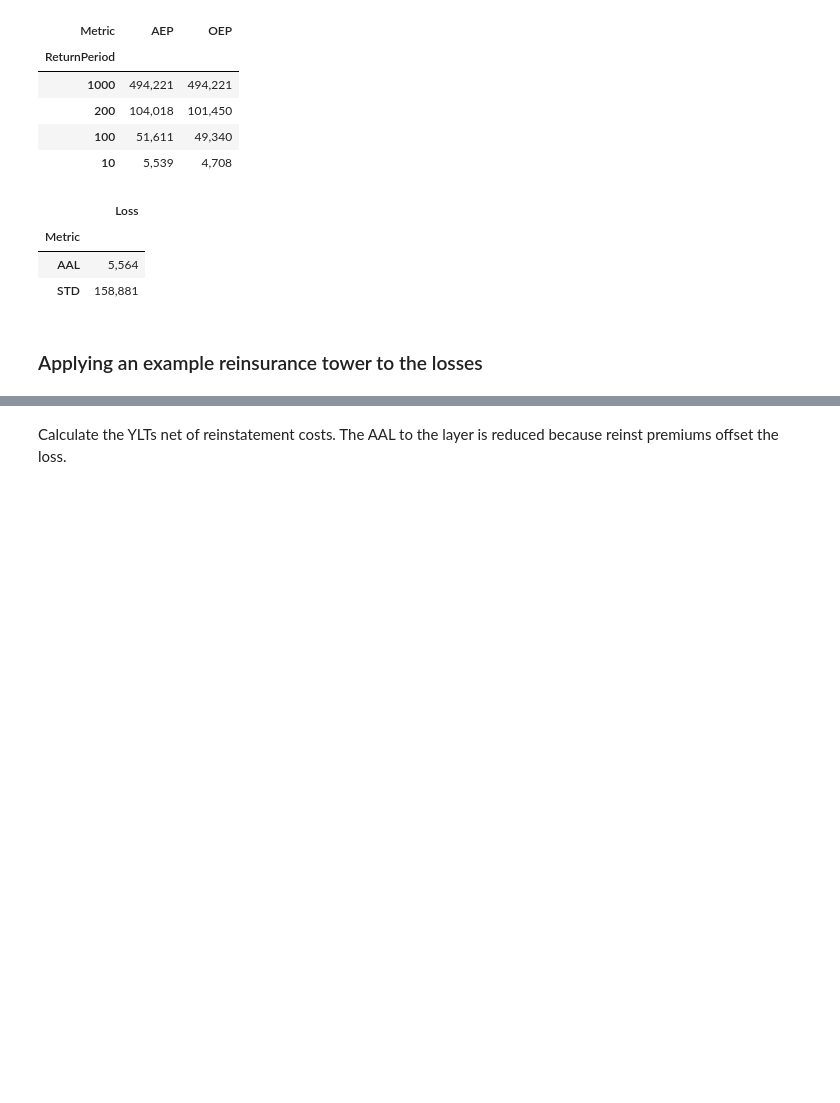
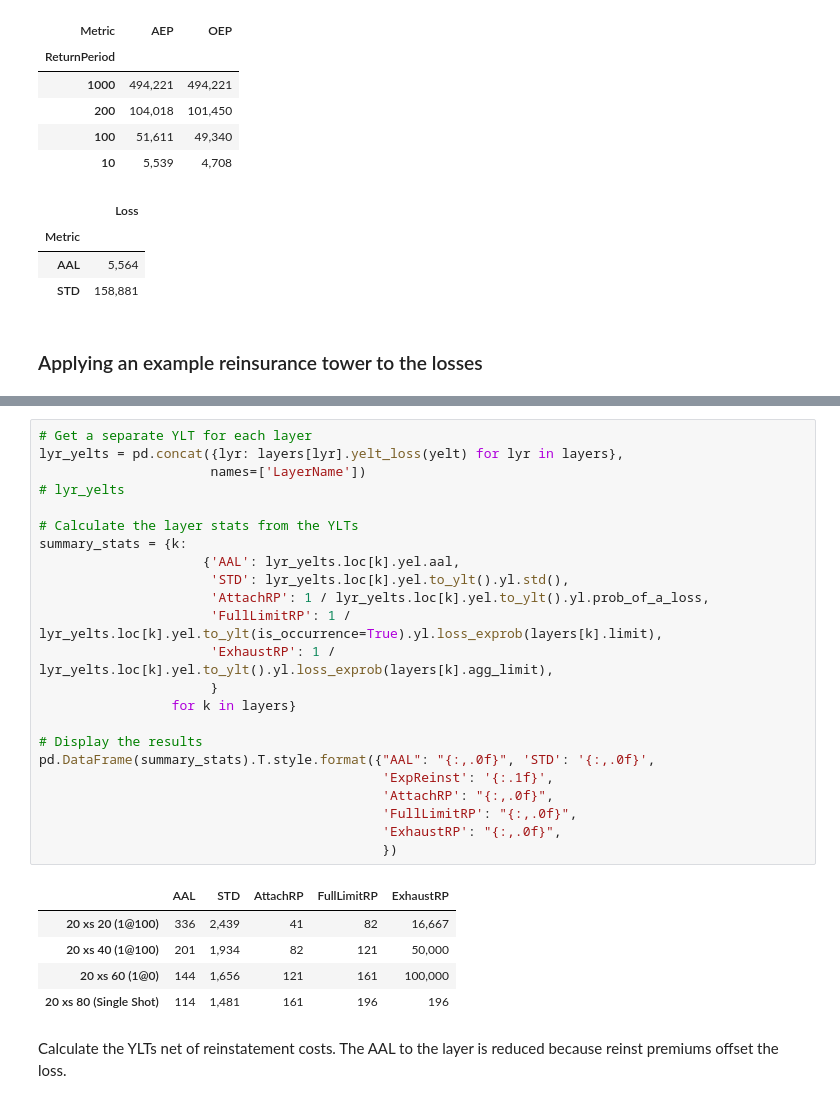
Before and after one commit to iwbailey/pandas-ylt, a Jupyter notebook: yelt_examples_layer_losses.ipynb, the cells around one changed output, grey strips where cells are left out. Cells and saved outputs as stored; diff of their text form; blank space fills up the shorter version.

```diff
--- a/yelt_examples_layer_losses.ipynb
+++ b/yelt_examples_layer_losses.ipynb
@@ -84,3 +91,32 @@ pd.DataFrame(summary_stats).T.style.format({"AAL": "{:,.0f}", 'STD': '{:,.0f}',
+# %%
+# Get a separate YLT for each layer
+lyr_yelts = pd.concat({lyr: layers[lyr].yelt_loss(yelt) for lyr in layers},
+                      names=['LayerName'])
+# lyr_yelts
+
+# Calculate the layer stats from the YLTs
+summary_stats = {k:
+                     {'AAL': lyr_yelts.loc[k].yel.aal,
+                      'STD': lyr_yelts.loc[k].yel.to_ylt().yl.std(),
+                      'AttachRP': 1 / lyr_yelts.loc[k].yel.to_ylt().yl.prob_of_a_loss,
+                      'FullLimitRP': 1 / lyr_yelts.loc[k].yel.to_ylt(is_occurrence=True).yl.loss_exprob(layers[k].limit),
+                      'ExhaustRP': 1 / lyr_yelts.loc[k].yel.to_ylt().yl.loss_exprob(layers[k].agg_limit),
+                      }
+                 for k in layers}
+
+# Display the results
+pd.DataFrame(summary_stats).T.style.format({"AAL": "{:,.0f}", 'STD': '{:,.0f}',
+                                            'ExpReinst': '{:.1f}',
+                                            'AttachRP': "{:,.0f}",
+                                            'FullLimitRP': "{:,.0f}",
+                                            'ExhaustRP': "{:,.0f}",
+                                            })
+# %% [output]
+|  | AAL | STD | AttachRP | FullLimitRP | ExhaustRP |
+| 20 xs 20 (1@100) | 336 | 2,439 | 41 | 82 | 16,667 |
+| 20 xs 40 (1@100) | 201 | 1,934 | 82 | 121 | 50,000 |
+| 20 xs 60 (1@0) | 144 | 1,656 | 121 | 161 | 100,000 |
+| 20 xs 80 (Single Shot) | 114 | 1,481 | 161 | 196 | 196 |
 # %% [markdown]
 Calculate the YLTs net of reinstatement costs. The AAL to the layer is reduced because reinst premiums offset the loss.
 # %%
```
Also changed, not shown: parts of 9 cells of this notebook.
